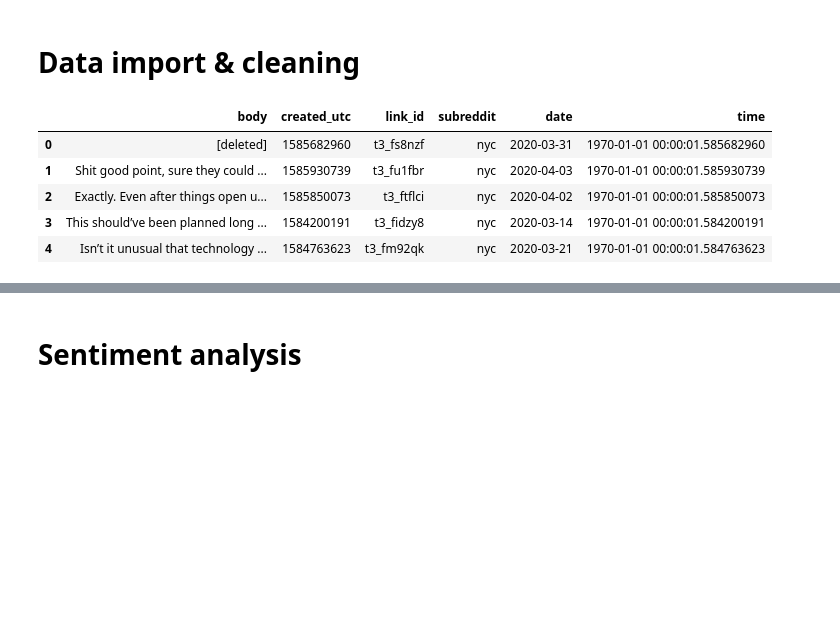
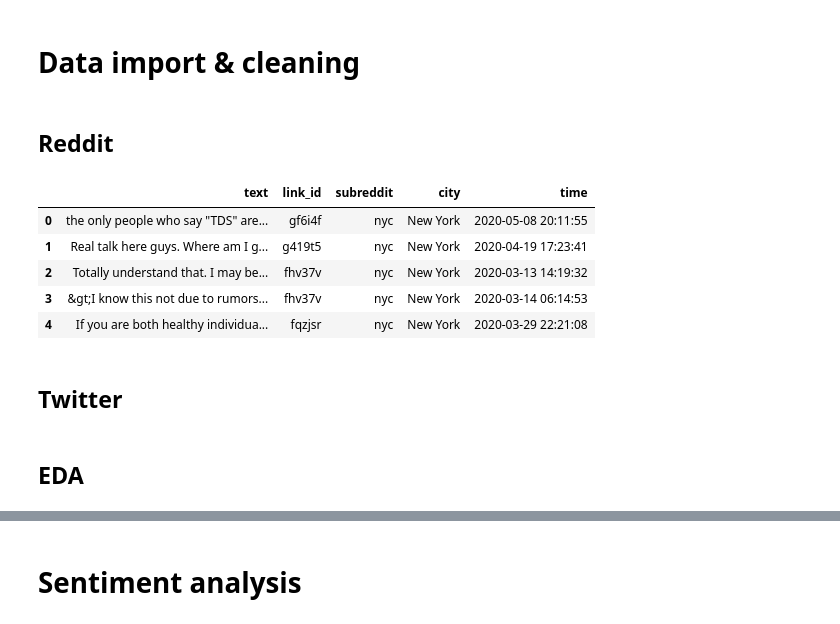
Before and after one commit to jgodin21/project_5, a Jupyter notebook: code/SentimentAnalyzer.ipynb, the cells around one changed output, grey strips where cells are left out. Saved outputs shown, nothing was run; the diff lists cells and outputs as text; code cells hidden in the pictures; blank space fills up the shorter version.

```diff
--- a/code/SentimentAnalyzer.ipynb
+++ b/code/SentimentAnalyzer.ipynb
@@ -33,19 +41,36 @@ events = [
 # %% [markdown]
 # Data import & cleaning
-# %%
-# Read in data
-df = pd.read_csv("../data/sampled_comments.csv")
-
-df.drop(columns="Unnamed: 0", inplace=True)
-
-df["time"] = pd.to_datetime(df["created_utc"])
-
-df.head()
-# %% [output]
-|  | body | created_utc | link_id | subreddit | date | time |
-| 0 | [deleted] | 1585682960 | t3_fs8nzf | nyc | 2020-03-31 | 1970-01-01 00:00:01.585682960 |
-| 1 | Shit good point, sure they could ... | 1585930739 | t3_fu1fbr | nyc | 2020-04-03 | 1970-01-01 00:00:01.585930739 |
-| 2 | Exactly. Even after things open u... | 1585850073 | t3_ftflci | nyc | 2020-04-02 | 1970-01-01 00:00:01.585850073 |
-| 3 | This should’ve been planned long ... | 1584200191 | t3_fidzy8 | nyc | 2020-03-14 | 1970-01-01 00:00:01.584200191 |
-| 4 | Isn’t it unusual that technology ... | 1584763623 | t3_fm92qk | nyc | 2020-03-21 | 1970-01-01 00:00:01.584763623 |
+# %% [markdown]
+## Reddit
+# %%
+# Read in data
+covid = pd.read_csv("../data/comments_sampled.csv")
+
+# Normalize link ID
+covid["link_id"] = covid["link_id"].str.replace("^t3_", "")
+
+# Insert names of cities based on subreddit name
+covid["city"] = covid["subreddit"].replace({
+        "nyc": "New York",
+        "houston": "Houston"
+    })
+
+covid["time"] = pd.to_datetime(covid["created_utc"], unit="s")
+
+# Rename/drop columns
+covid.rename(columns={
+        "body": "text",
+    }, inplace=True)
+covid.drop(columns=["created_utc", "date"], inplace=True)
+
+covid.head()
+# %% [output]
+|  | text | link_id | subreddit | city | time |
+| 0 | the only people who say "TDS" are... | gf6i4f | nyc | New York | 2020-05-08 20:11:55 |
+| 1 | Real talk here guys. Where am I g... | g419t5 | nyc | New York | 2020-04-19 17:23:41 |
+| 2 | Totally understand that. I may be... | fhv37v | nyc | New York | 2020-03-13 14:19:32 |
+| 3 | &gt;I know this not due to rumors... | fhv37v | nyc | New York | 2020-03-14 06:14:53 |
+| 4 | If you are both healthy individua... | fqzjsr | nyc | New York | 2020-03-29 22:21:08 |
+# %% [markdown]
+## Twitter
 # %%
@@ -71,3 +102,5 @@ covid.set_index("id", inplace=True)
+# %% [markdown]
+## EDA
 # %%
 # Check if we're balanced across cities
 covid["city"].value_counts(normalize=True) * 100
```
Also changed, not shown: parts of 12 cells of this notebook, 1 other file.
